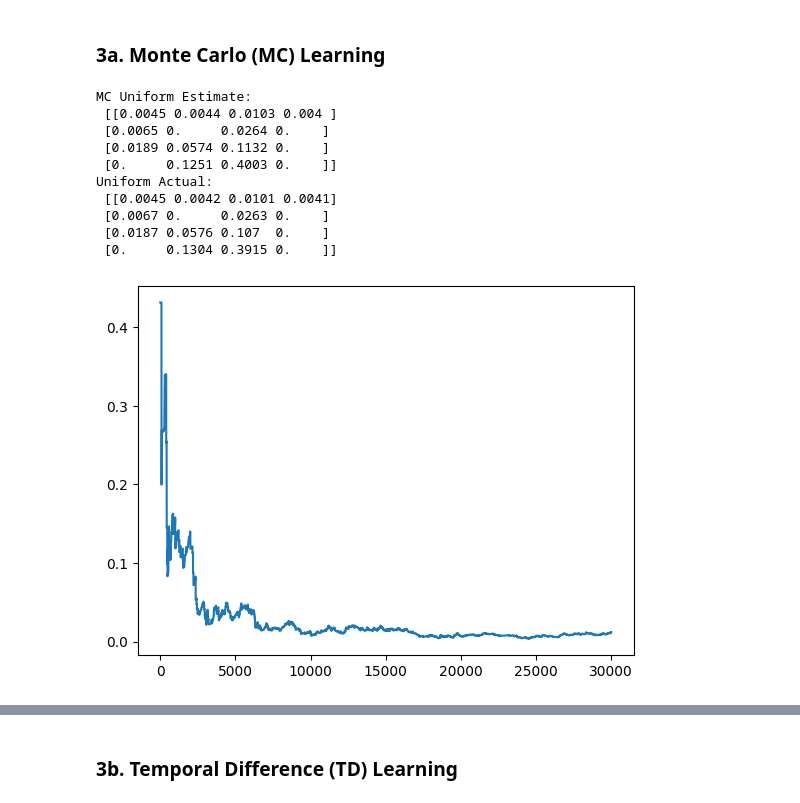
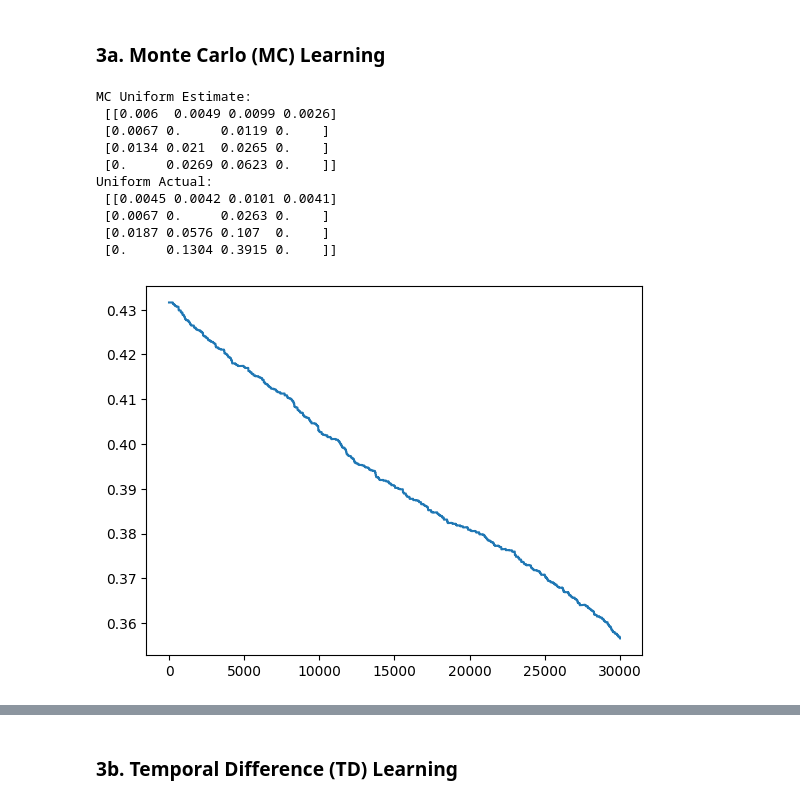
Before and after one commit to UlascanErsoy/ECEN743, a Jupyter notebook: ecen743-sp24-hw02.ipynb, the cells around one changed output, grey strips where cells are left out. Cells and saved outputs as stored; diff of their text form; code cells hidden in the pictures.

```diff
--- a/ecen743-sp24-hw02.ipynb
+++ b/ecen743-sp24-hw02.ipynb
@@ -161,7 +161,7 @@ def epsilon_decay(k):
     """
     ### YOUR CODE HERE
     # TASK 1
-    epsilon = max(0.1, 1 - 0.0001 * k)
+    epsilon = max(0.0, 1 - 0.00005 * k)
     ### END OF YOUR CODE
     return epsilon
 
@@ -207,7 +207,7 @@ for k in range(max_episode):
         lr = lr_decay(k)
         Q[s_t][a_t] = Q[s_t][a_t] + lr * (r_t + gamma * np.max(Q[ns_t]) - Q[s_t][a_t])
         ### END OF YOUR CODE
-        G_k += (gamma ** t) * r_t  # update cumulative discounted reward
+        G_k += r_t  # update cumulative discounted reward
         path_k.append(ns_t)  # record next state
         if terminal:  # next state is a terminal state, episode ended
             break
@@ -311,7 +311,7 @@ for k in range(max_episode):
         lr = lr_decay(k)
         Q_uni[s_t][a_t] = Q_uni[s_t][a_t] + lr * (r_t + gamma * np.max(Q_uni[ns_t]) - Q_uni[s_t][a_t])
         ### END OF YOUR CODE
-        G_k += (gamma ** t) * r_t  # update cumulative discounted reward
+        G_k += r_t  # update cumulative discounted reward
         path_k.append(ns_t)  # record next state
         if terminal:  # next state is a terminal state, episode ended
             break
@@ -319,7 +319,7 @@ for k in range(max_episode):
     G_uni_list.append(G_k) # record cumulative discounted reward for episode k
 
 Gk_uni_avg = np.cumsum(G_uni_list)
-Gk_uni_avg = Gk_uni_avg[1000:] - Gk_uni_avg[:-1000]
+Gk_uni_avg = (Gk_uni_avg[1000:] - Gk_uni_avg[:-1000])/1000
 
 fig, axs = plt.subplots(1,2)
 axs[0].plot(Gk_uni_avg)
@@ -378,50 +378,46 @@ V_uni_act = np.array([0.0045,0.0042,0.0101,0.0041,0.0067,0.,0.0263,0.,0.0187,0.0
 0.107,0.,0.,0.1304,0.3915,0.])
 
 V_uni = np.zeros(no_of_states)
-rs =  np.zeros(no_of_states)
-vs = np.zeros(no_of_states)
 V_uni_conv_mc = []
+alpha = 0.005
 
 for k in range(max_episode):
     #generate episode
     s_t, _ = env.reset()
     states, rewards = [] , []
     for t in range(max_step):
         states.append(s_t)
         s_t, r_t, term, _, _ = env.step(env.action_space.sample())
         rewards.append(r_t)
 
         if term:
             break
 
     G_k = 0  # reset cumulative discounted reward for episode k
 
     for idx, (s_t, r_t) in enumerate(zip(states[::-1],rewards[::-1])):
         G_k = gamma * G_k + r_t
-        if s_t not in states[:-(idx+1)]:
-            rs[s_t] += G_k
-            vs[s_t] += 1
-            V_uni[s_t] = rs[s_t] / vs[s_t]
+        V_uni[s_t] += alpha * (G_k - V_uni[s_t])
 
     V_uni_conv_mc.append(np.linalg.norm(V_uni - V_uni_act))
 
 
 plt.plot(V_uni_conv_mc)
 print("MC Uniform Estimate:\n",V_uni.reshape(4,-1))
 print("Uniform Actual:\n", V_uni_act.reshape(4,-1))
 ### END OF YOUR CODE
 # %% [output]
 MC Uniform Estimate:
- [[0.0045 0.0044 0.0103 0.004 ]
- [0.0065 0.     0.0264 0.    ]
- [0.0189 0.0574 0.1132 0.    ]
- [0.     0.1251 0.4003 0.    ]]
+ [[0.006  0.0049 0.0099 0.0026]
+ [0.0067 0.     0.0119 0.    ]
+ [0.0134 0.021  0.0265 0.    ]
+ [0.     0.0269 0.0623 0.    ]]
 Uniform Actual:
  [[0.0045 0.0042 0.0101 0.0041]
  [0.0067 0.     0.0263 0.    ]
  [0.0187 0.0576 0.107  0.    ]
  [0.     0.1304 0.3915 0.    ]]
-[figure, old version]
+[figure, new version]
 # %%
 # MC for Optimal Policy
 
```
Also changed, not shown: parts of 8 cells of this notebook.
